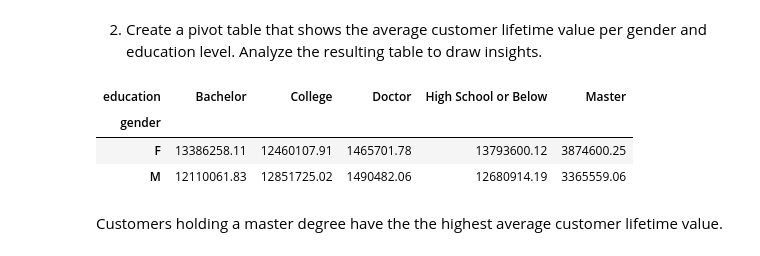
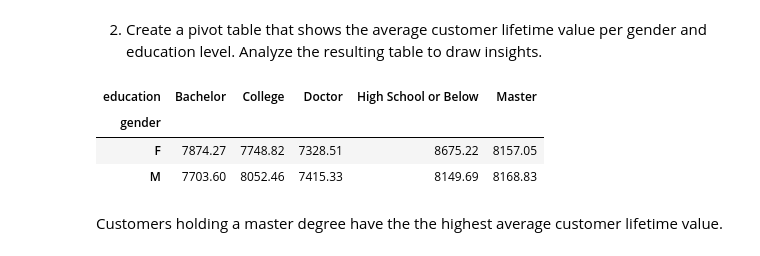
Before and after one commit to najafriederike/lab-dw-data-structuring-and-combining, a Jupyter notebook: lab-dw-data-structuring-and-combining.ipynb, the cells around one changed output. Saved outputs shown, nothing was run; the diff lists cells and outputs as text; code cells hidden in the pictures.

```diff
--- a/lab-dw-data-structuring-and-combining.ipynb
+++ b/lab-dw-data-structuring-and-combining.ipynb
@@ -237,12 +225,12 @@ Sales channels that generated most revenues (by order): agent, branch, call cent
 # %% [markdown]
 2. Create a pivot table that shows the average customer lifetime value per gender and education level. Analyze the resulting table to draw insights.
 # %%
-df_insurance4.pivot_table(index='gender', columns='education', values='customer_lifetime_value', aggfunc='sum').round(2)
+df_insurance4.pivot_table(index='gender', columns='education', values='customer_lifetime_value', aggfunc='mean').round(2)
 # %% [output]
 | education | Bachelor | College | Doctor | High School or Below | Master |
 | gender |  |  |  |  |  |
-| F | 13386258.11 | 12460107.91 | 1465701.78 | 13793600.12 | 3874600.25 |
-| M | 12110061.83 | 12851725.02 | 1490482.06 | 12680914.19 | 3365559.06 |
+| F | 7874.27 | 7748.82 | 7328.51 | 8675.22 | 8157.05 |
+| M | 7703.60 | 8052.46 | 7415.33 | 8149.69 | 8168.83 |
 # %% [markdown]
 Customers holding a master degree have the the highest average customer lifetime value.
 # %% [markdown]
```
Also changed, not shown: parts of 4 cells of this notebook.
